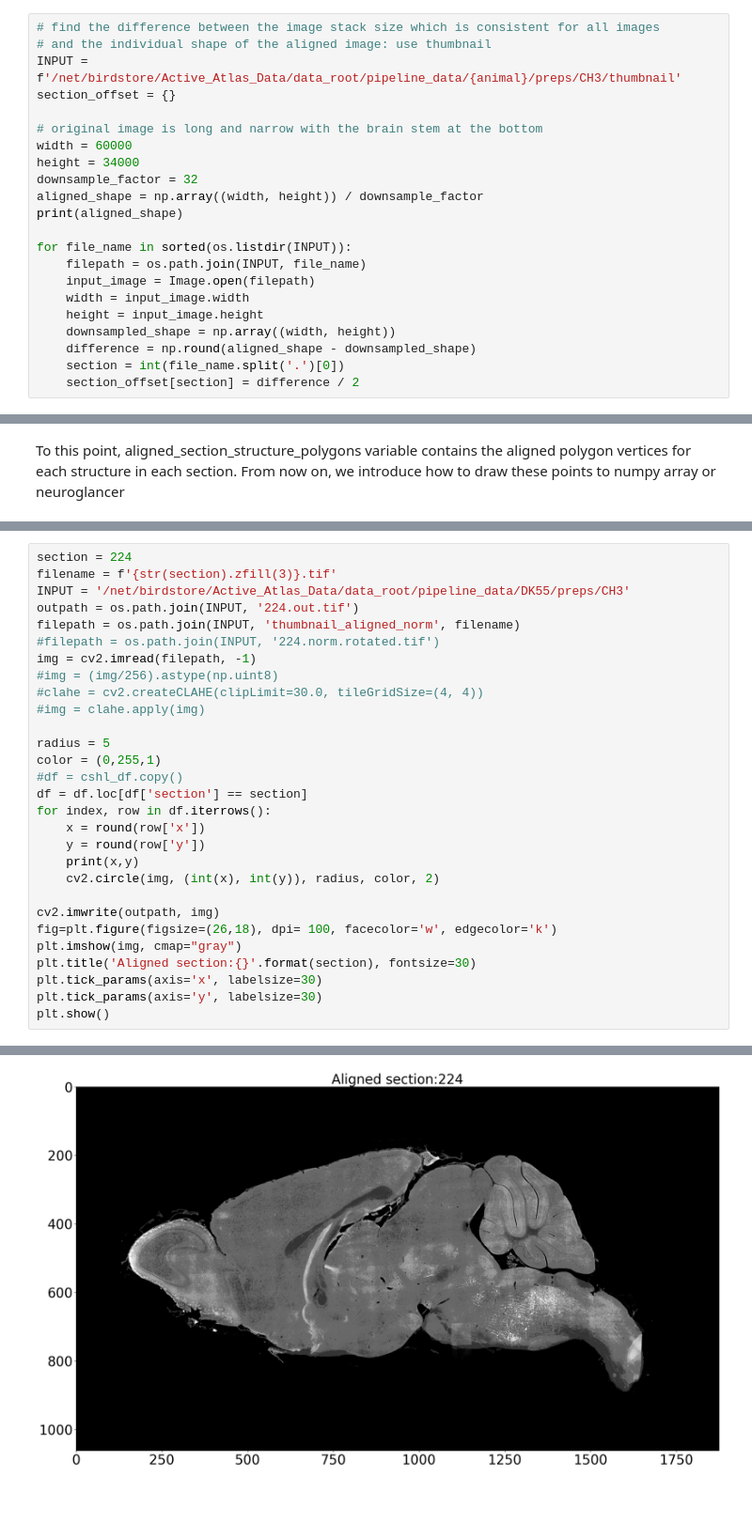
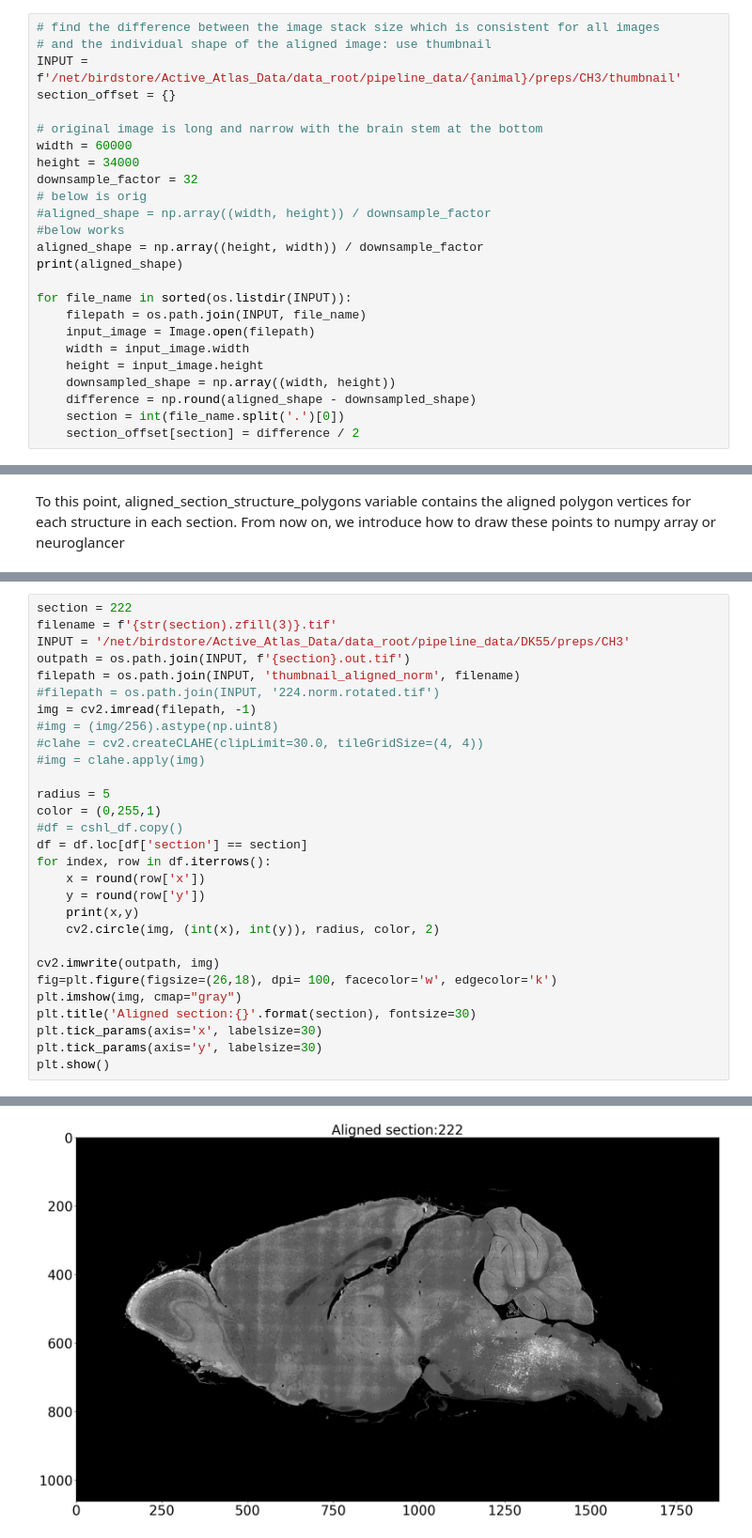
Before and after one commit to ActiveBrainAtlas2/preprocessing-pipeline, a Jupyter notebook: notebooks/reverse_rotation.ipynb, the cells around one changed output, grey strips where cells are left out. Shown at 94% size. Drawn from its saved outputs; the diff is of its cells as text; blank space fills up the shorter version.

```diff
--- a/notebooks/reverse_rotation.ipynb
+++ b/notebooks/reverse_rotation.ipynb
@@ -75,7 +75,10 @@ section_offset = {}
 width = 60000
 height = 34000
 downsample_factor = 32
-aligned_shape = np.array((width, height)) / downsample_factor
+# below is orig
+#aligned_shape = np.array((width, height)) / downsample_factor
+#below works
+aligned_shape = np.array((height, width)) / downsample_factor
 print(aligned_shape)
 
 for file_name in sorted(os.listdir(INPUT)):
@@ -147,8 +156,8 @@ From now on, we introduce how to draw these points to numpy array or neuroglance
 # %%
-section = 224
+section = 222
 filename = f'{str(section).zfill(3)}.tif'
 INPUT = '/net/birdstore/Active_Atlas_Data/data_root/pipeline_data/DK55/preps/CH3'
-outpath = os.path.join(INPUT, '224.out.tif')
+outpath = os.path.join(INPUT, f'{section}.out.tif')
 filepath = os.path.join(INPUT, 'thumbnail_aligned_norm', filename)
 #filepath = os.path.join(INPUT, '224.norm.rotated.tif')
 img = cv2.imread(filepath, -1)
@@ -194 +186 @@ plt.show()
-[figure, old version]
+[figure, new version]
```
Also changed, not shown: parts of 6 cells of this notebook.
